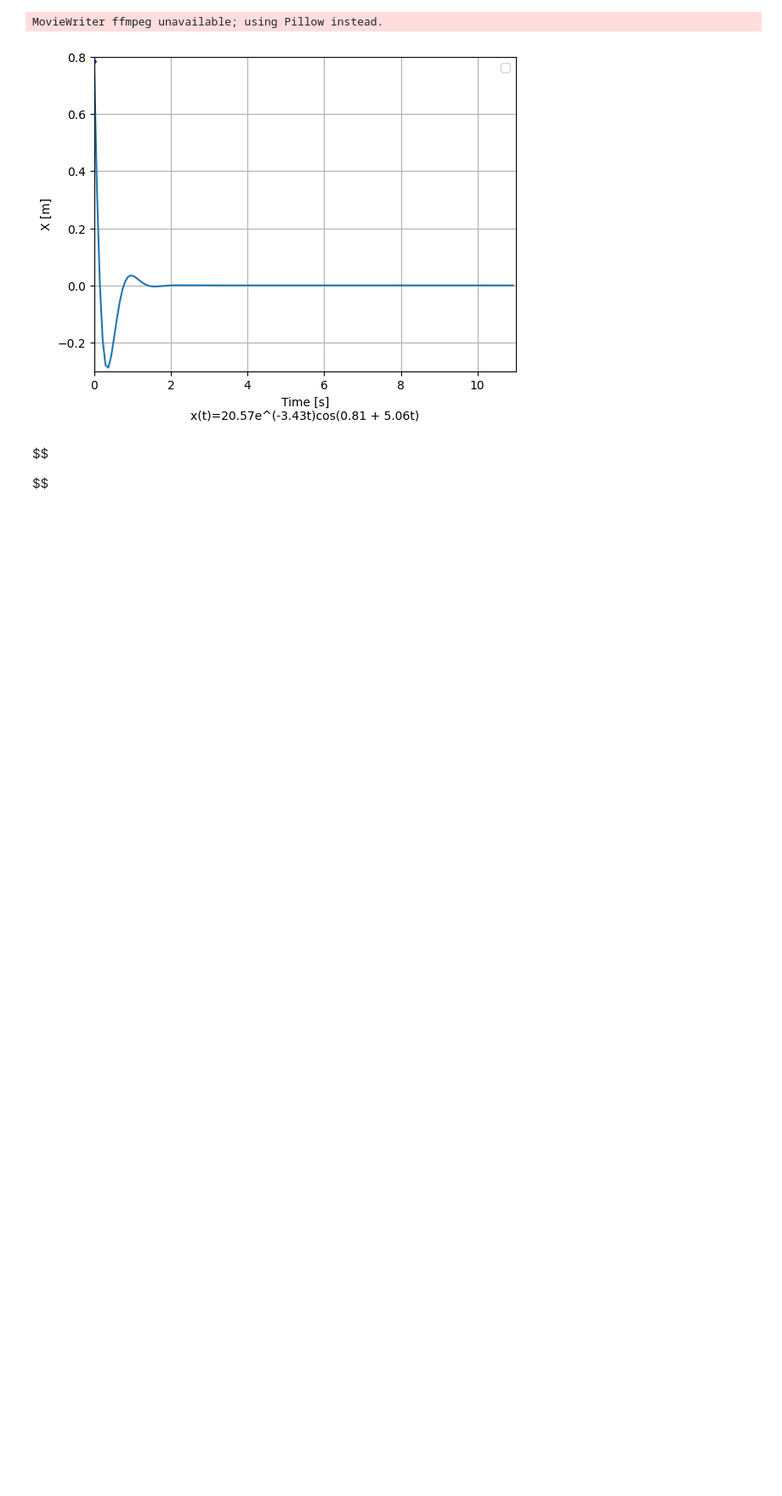
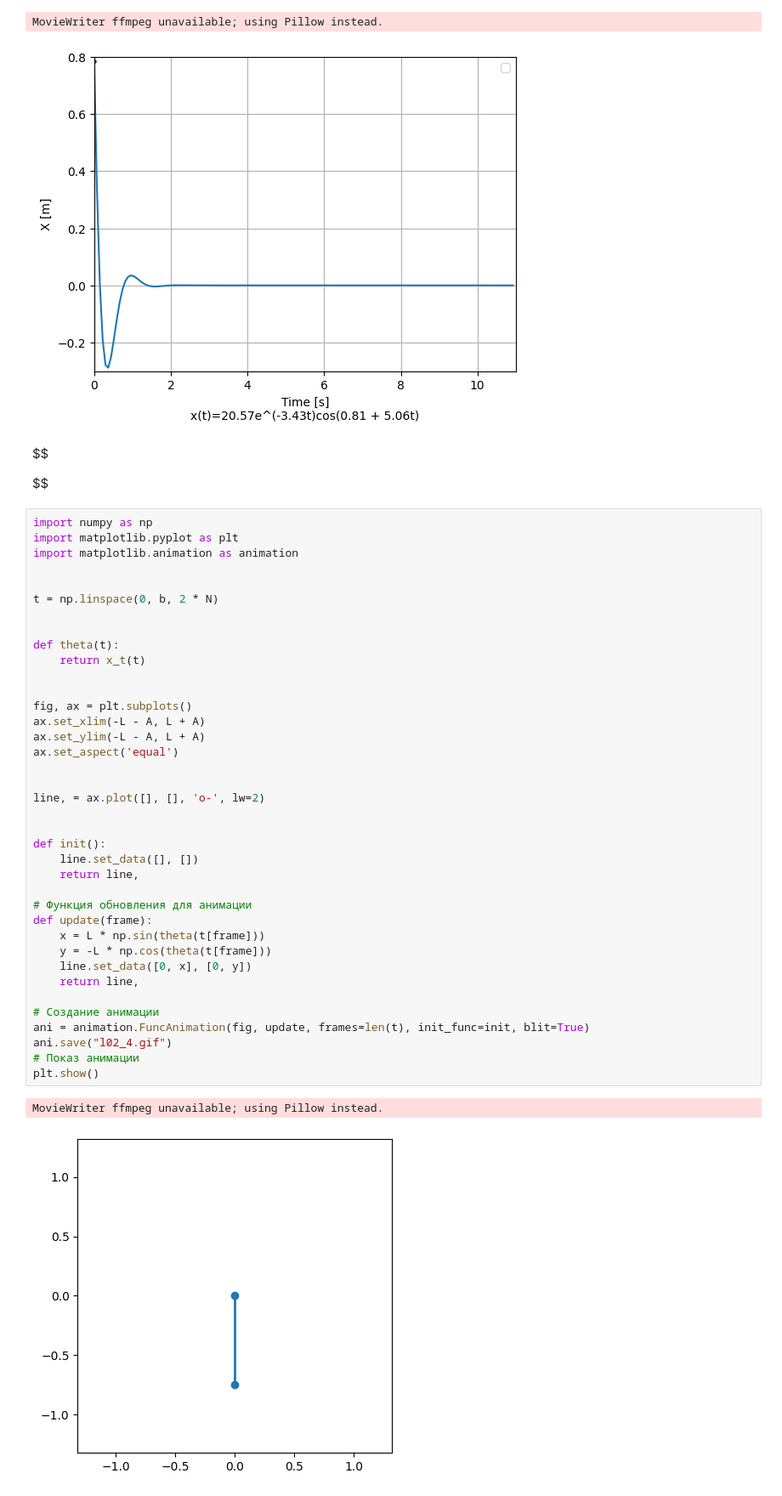
Before and after one commit to XBodya/third_course_2sem, a Jupyter notebook: MKM/src/l02.ipynb, the cells around one changed output. Shown: that part at 85% size. Saved outputs shown, nothing was run; the diff lists cells and outputs as text; blank space fills up the shorter version.

```diff
--- a/MKM/src/l02.ipynb
+++ b/MKM/src/l02.ipynb
@@ -146,3 +146,44 @@ MovieWriter ffmpeg unavailable; using Pillow instead.
 $$
 
 $$
+# %%
+import numpy as np
+import matplotlib.pyplot as plt
+import matplotlib.animation as animation
+
+
+t = np.linspace(0, b, 2 * N)
+
+
+def theta(t):
+    return x_t(t)
+
+
+fig, ax = plt.subplots()
+ax.set_xlim(-L - A, L + A)
+ax.set_ylim(-L - A, L + A)
+ax.set_aspect('equal')
+
+
+line, = ax.plot([], [], 'o-', lw=2)
+
+
+def init():
+    line.set_data([], [])
+    return line,
+
+# Функция обновления для анимации
+def update(frame):
+    x = L * np.sin(theta(t[frame]))
+    y = -L * np.cos(theta(t[frame]))
+    line.set_data([0, x], [0, y])
+    return line,
+
+# Создание анимации
+ani = animation.FuncAnimation(fig, update, frames=len(t), init_func=init, blit=True)
+ani.save("l02_4.gif")
+# Показ анимации
+plt.show()
+# %% [output]
+MovieWriter ffmpeg unavailable; using Pillow instead.
+[figure, added]
```
Also changed, not shown: parts of 1 cell of this notebook, 12 other files.
